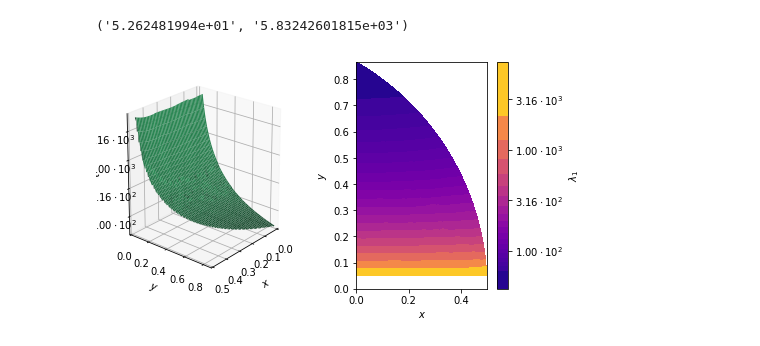
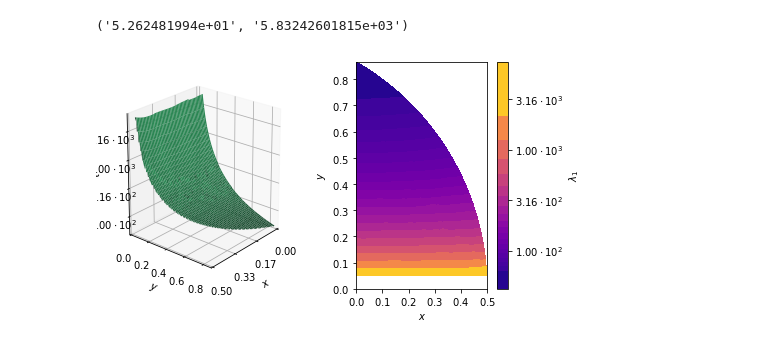
Before and after one commit to DavorPenzar/diplomski, a Jupyter notebook: code/Divizija.ipynb, the cells around one changed output. Cells and saved outputs as stored; diff of their text form; code cells hidden in the pictures.

```diff
--- a/code/Divizija.ipynb
+++ b/code/Divizija.ipynb
@@ -249,37 +249,91 @@ ax0.set_xlabel("$ x $")
 ax0.set_ylabel("$ y $")
 ax0.set_zlabel("$ \lambda_{1} $")
 
+ax0.set_xticks(
+    [
+        0.0,
+        0.1666666666666666666666666666666666666666666666666666666666666667,
+        0.3333333333333333333333333333333333333333333333333333333333333333,
+        0.5
+    ]
+)
+ax0.set_yticks([0.0, 0.2, 0.4, 0.6, 0.8])
 ax0.set_zticks([2.0, 2.5, 3.0, 3.5])
+
+ax0.set_xticklabels(
+    [
+        "$ 0.00 $",
+        "$ 0.17 $",
+        "$ 0.33 $",
+        "$ 0.50 $"
+    ]
+)
+ax0.set_yticklabels(
+    [
+        "$ 0.0 $",
+        "$ 0.2 $",
+        "$ 0.4 $",
+        "$ 0.6 $",
+        "$ 0.8 $"
+    ]
+)
 ax0.set_zticklabels(
     [
         "$ 1.00 \cdot 10^{2} $",
         "$ 3.16 \cdot 10^{2} $",
         "$ 1.00 \cdot 10^{3} $",
         "$ 3.16 \cdot 10^{3} $"
     ]
 )
 
 ax1.set_xlabel("$ x $")
 ax1.set_ylabel("$ y $")
+
+ax1.set_xticks([0.0, 0.1, 0.2, 0.3, 0.4, 0.5])
+ax1.set_yticks([0.0, 0.1, 0.2, 0.3, 0.4, 0.5, 0.6, 0.7, 0.8])
+
+ax1.set_xticklabels(
+    [
+        "$ 0.0 $",
+        "$ 0.1 $",
+        "$ 0.2 $",
+        "$ 0.3 $",
+        "$ 0.4 $",
+        "$ 0.5 $"
+    ]
+)
+ax1.set_yticklabels(
+    [
+        "$ 0.0 $",
+        "$ 0.1 $",
+        "$ 0.2 $",
+        "$ 0.3 $",
+        "$ 0.4 $",
+        "$ 0.5 $",
+        "$ 0.6 $",
+        "$ 0.7 $",
+        "$ 0.8 $"
+    ]
+)
 
 cbar = fig.colorbar(
     cs,
     ax = ax1,
     ticks = [2.0, 2.5, 3.0, 3.5],
     spacing = 'proportional'
 )
 
 cbar.set_label("$ \lambda_{1} $")
 
 cbar.ax.set_yticklabels(
     [
         "$ 1.00 \cdot 10^{2} $",
         "$ 3.16 \cdot 10^{2} $",
         "$ 1.00 \cdot 10^{3} $",
         "$ 3.16 \cdot 10^{3} $"
     ]
 )
 
 plt.show()
 # %% [output]
-[figure, old version]
+[figure, new version]
```
Also changed, not shown: 1 other file.
